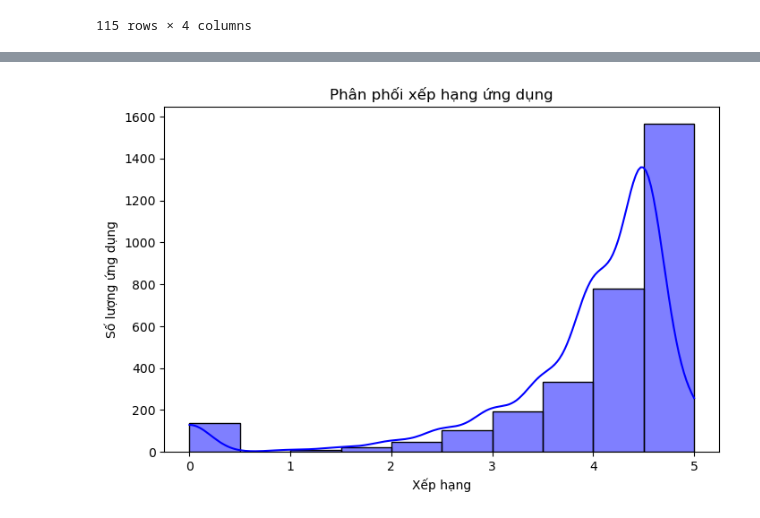
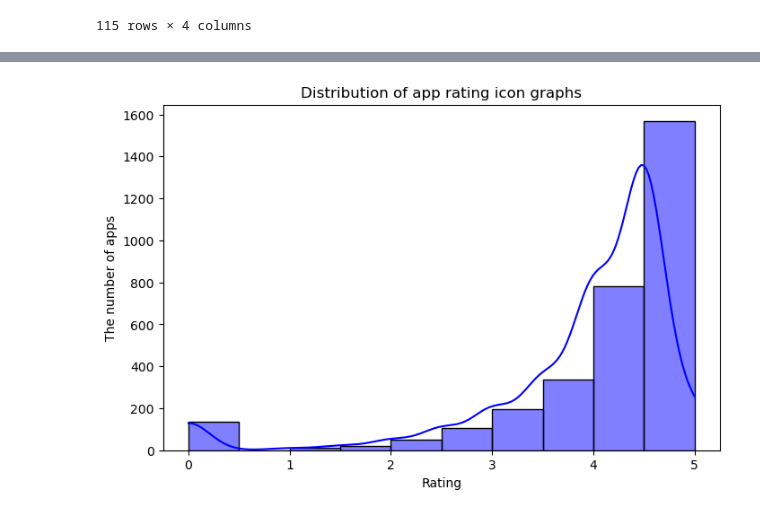
Before and after one commit to vubaolongkg/Profitable-App-Profiles-for-the-App-Store-and-Google-Play-Markets, a Jupyter notebook: Profitable App Profiles for the App Store and Google Play Markets.ipynb, the cells around one changed output, grey strips where cells are left out. Drawn from its saved outputs; the diff is of its cells as text; code cells hidden in the pictures.

```diff
--- a/Profitable App Profiles for the App Store and Google Play Markets.ipynb
+++ b/Profitable App Profiles for the App Store and Google Play Markets.ipynb
@@ -371,13 +371,12 @@ DF_EAS.head()
 | 7092 | 1078812538 | 花札Online | 209218560 | USD | 0.00 | 0 | 0 | 0.00 | ... |
 | 6663 | 1095603248 | 秒速 | 13033472 | USD | 0.00 | 0 | 0 | 0.00 | ... |
 # %%
-
-# Biểu đồ histogram phân phối xếp hạng ứng dụng
+# Distribution of app rating icon graphs
 plt.figure(figsize=(8, 5))
 sns.histplot(DF_EAS["user_rating"], bins=10, kde=True, color="blue")
-plt.title("Phân phối xếp hạng ứng dụng")
-plt.xlabel("Xếp hạng")
-plt.ylabel("Số lượng ứng dụng")
+plt.title("Distribution of app rating icon graphs")
+plt.xlabel("Rating")
+plt.ylabel("The number of apps")
 plt.show()
 # %% [output]
-[figure, old version]
+[figure, new version]
```
Also changed, not shown: parts of 6 cells of this notebook.
